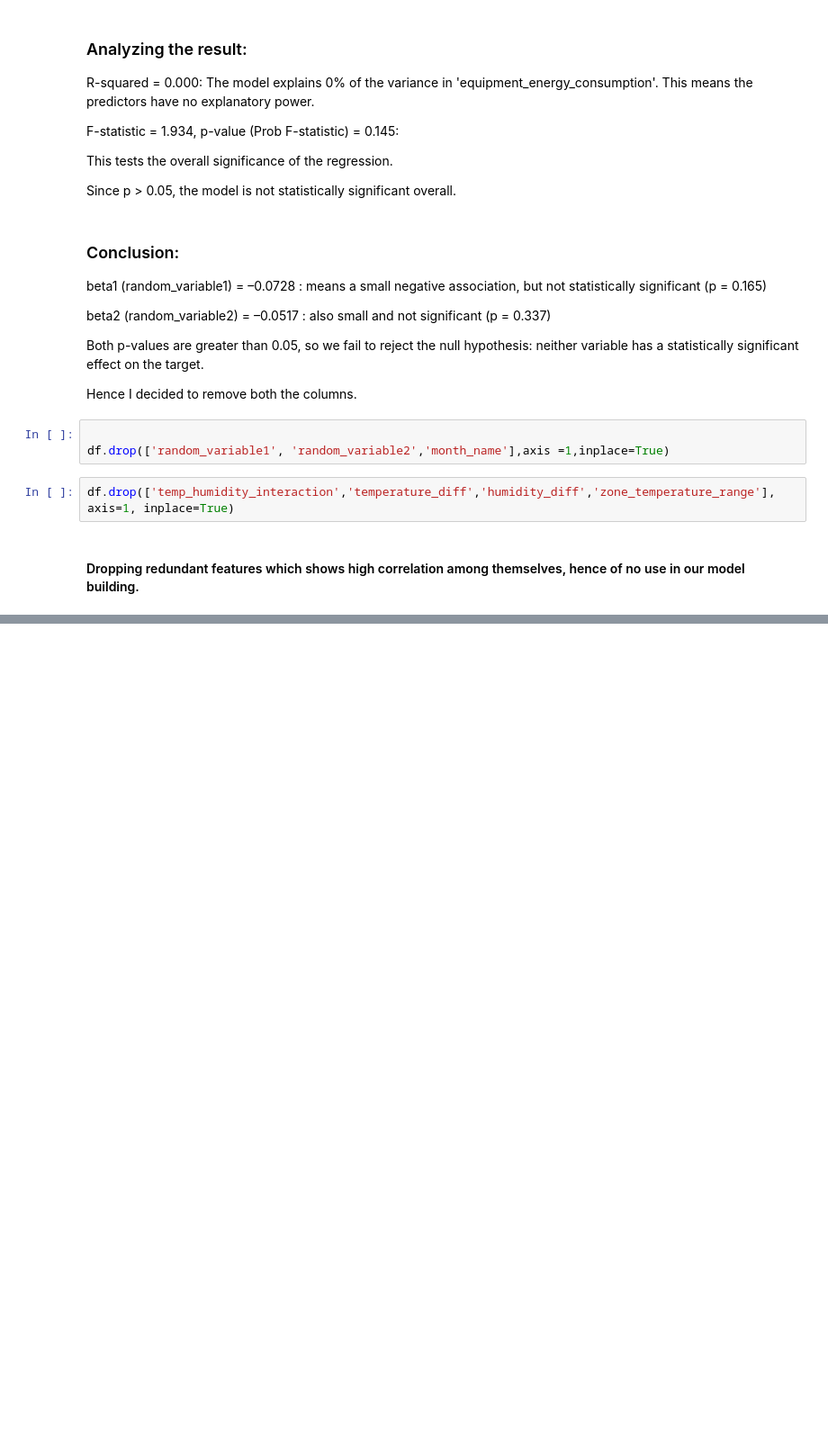
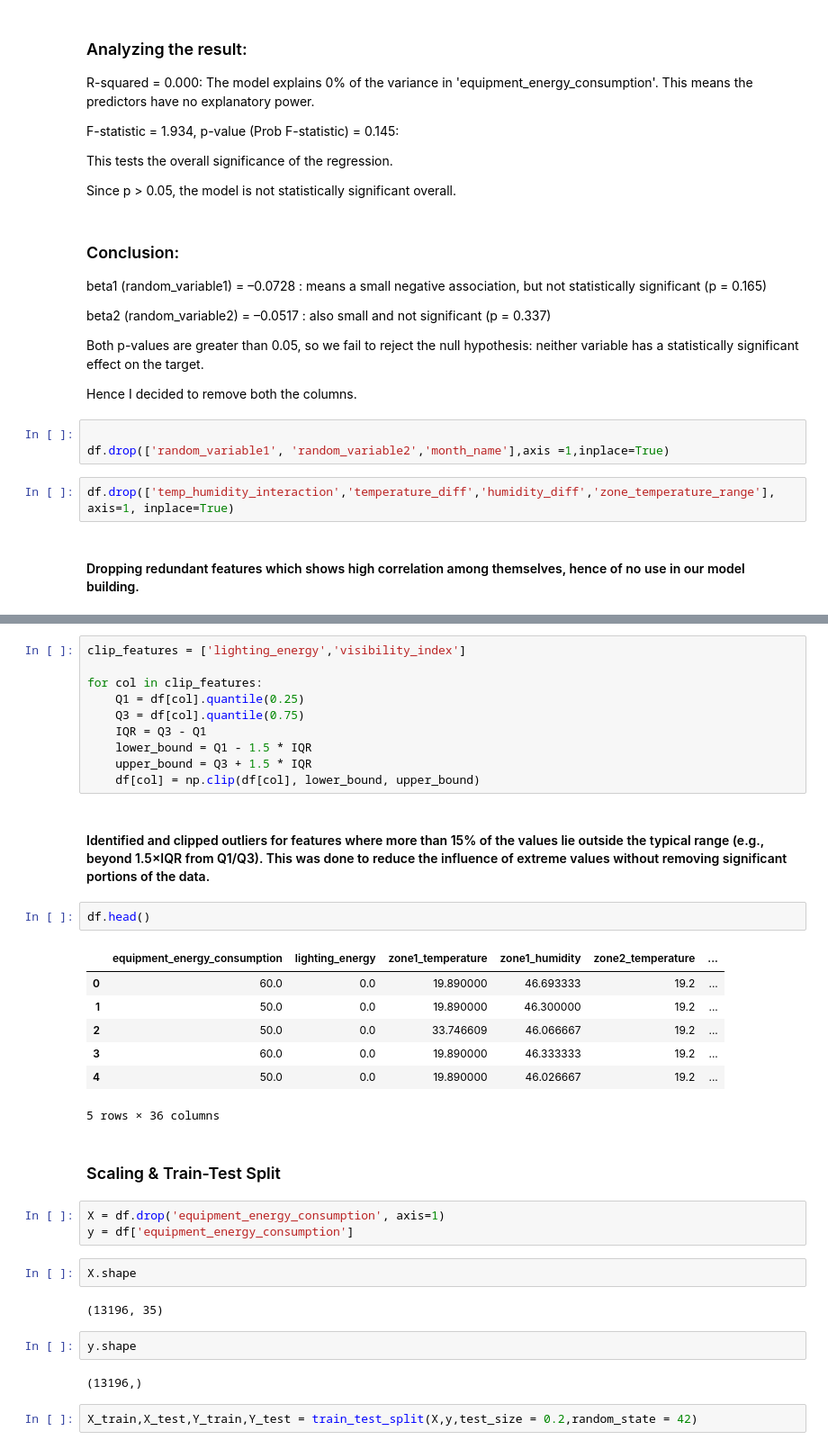
Before and after one commit to vaibhpande21/DS-Intern-Assignment-Vaibhav_Pandey, a Jupyter notebook: assignment.ipynb, the cells around one changed output, grey strips where cells are left out. Shown at 90% size. Saved outputs shown, nothing was run; the diff lists cells and outputs as text; blank space fills up the shorter version.

```diff
--- a/assignment.ipynb
+++ b/assignment.ipynb
@@ -678,0 +742,37 @@ df.drop(['temp_humidity_interaction','temperature_diff','humidity_diff','zone_te
+# %%
+clip_features = ['lighting_energy','visibility_index']
+
+for col in clip_features:
+    Q1 = df[col].quantile(0.25)
+    Q3 = df[col].quantile(0.75)
+    IQR = Q3 - Q1
+    lower_bound = Q1 - 1.5 * IQR
+    upper_bound = Q3 + 1.5 * IQR
+    df[col] = np.clip(df[col], lower_bound, upper_bound)
+# %% [markdown]
+#### Identified and clipped outliers for features where more than 15% of the values lie outside the typical range (e.g., beyond 1.5×IQR from Q1/Q3). This was done to reduce the influence of extreme values without removing significant portions of the data.
+# %%
+df.head()
+# %% [output]
+|  | equipment_energy_consumption | lighting_energy | zone1_temperature | zone1_humidity | zone2_temperature | ... |
+| 0 | 60.0 | 0.0 | 19.890000 | 46.693333 | 19.2 | ... |
+| 1 | 50.0 | 0.0 | 19.890000 | 46.300000 | 19.2 | ... |
+| 2 | 50.0 | 0.0 | 33.746609 | 46.066667 | 19.2 | ... |
+| 3 | 60.0 | 0.0 | 19.890000 | 46.333333 | 19.2 | ... |
+| 4 | 50.0 | 0.0 | 19.890000 | 46.026667 | 19.2 | ... |
+5 rows × 36 columns
+# %% [markdown]
+### Scaling & Train-Test Split
+# %%
+X = df.drop('equipment_energy_consumption', axis=1)
+y = df['equipment_energy_consumption']
+# %%
+X.shape
+# %% [output]
+(13196, 35)
+# %%
+y.shape
+# %% [output]
+(13196,)
+# %%
+X_train,X_test,Y_train,Y_test = train_test_split(X,y,test_size = 0.2,random_state = 42)
```
Also changed, not shown: parts of 23 cells of this notebook.
